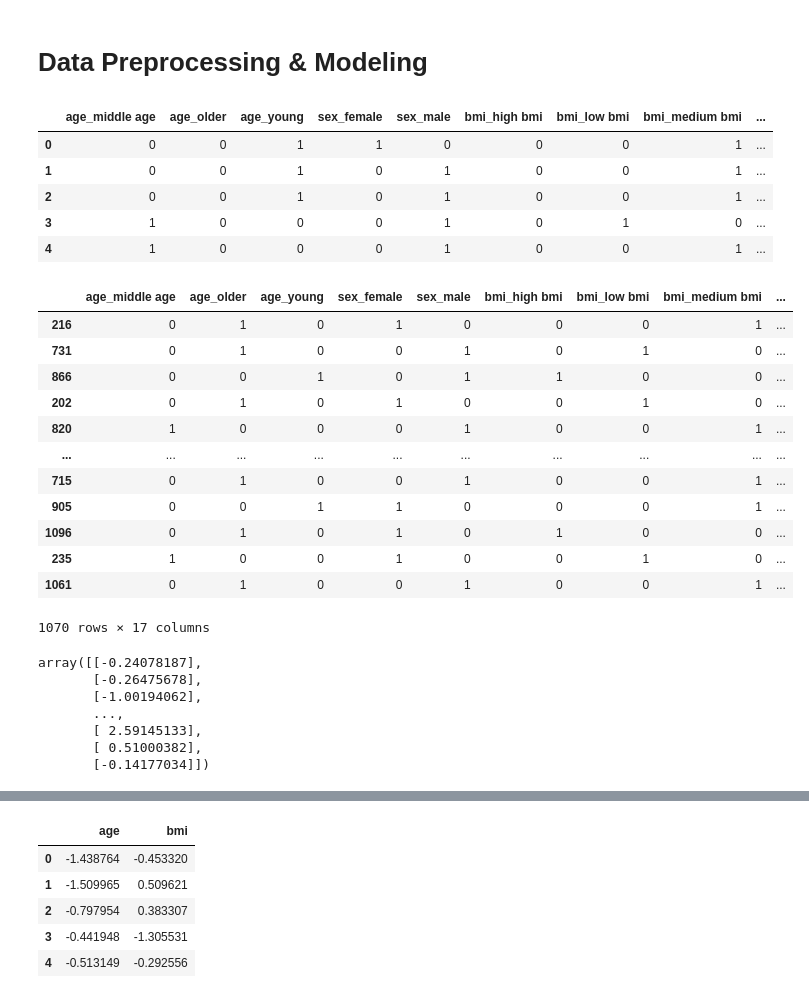
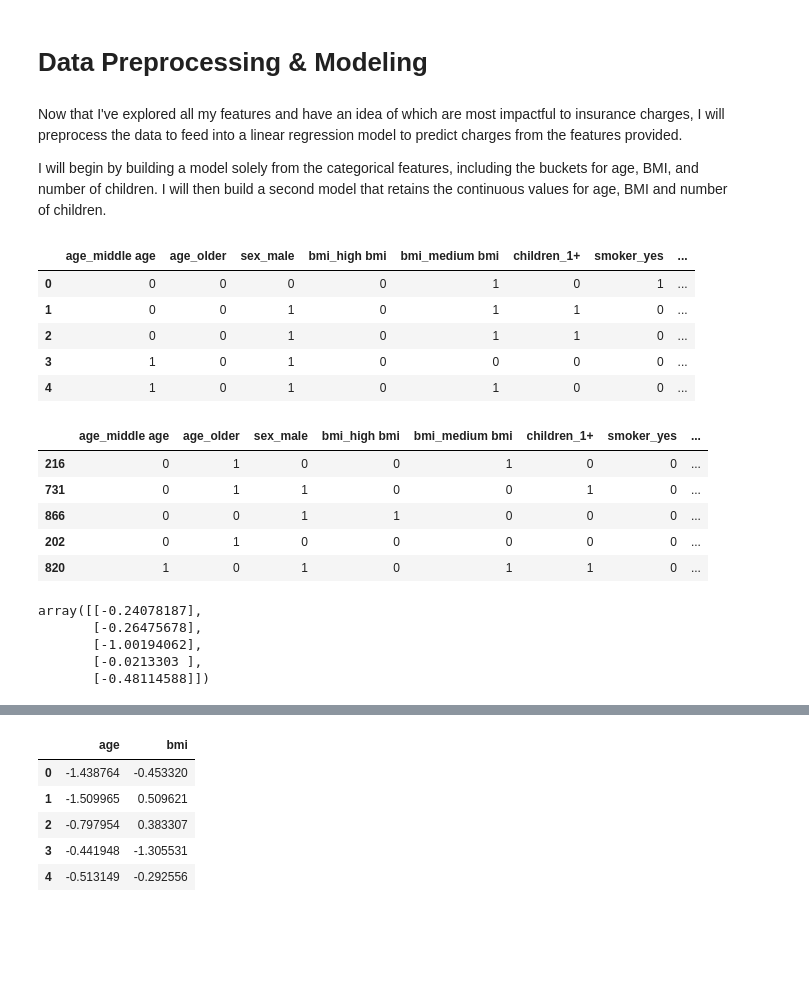
Before and after one commit to fabiovillagran/insurance_analysis, a Jupyter notebook: analysis-of-insurance-premiums.ipynb, the cells around one changed output, grey strips where cells are left out. Cells and saved outputs as stored; diff of their text form; code cells hidden in the pictures; blank space fills up the shorter version.

```diff
--- a/analysis-of-insurance-premiums.ipynb
+++ b/analysis-of-insurance-premiums.ipynb
@@ -15,7 +15,7 @@ from sklearn.model_selection import train_test_split
 
 sns.set_palette("pastel")
 # %%
-df = pd.read_csv('../input/ushealthinsurancedataset/insurance.csv')
+df = pd.read_csv('insurance.csv')
 df.head()
 # %% [output]
 |  | age | sex | bmi | children | smoker | region | charges |
@@ -636,10 +657,9 @@ Let's bucket the number of children as well.
 def children_bucket(df):
     if df['children'] == 0:
         return 'no children'
-    elif (df['children'] >= 1) & (df['children']<=3):
-        return '1-3 children'
     else:
-        return '4+ children'
+        return '1+'
+
 df['children bucket'] = df.apply(children_bucket, axis=1)
 # %%
 df['children bucket'].value_counts()
@@ -659,19 +678,23 @@ df.head()
 | 4 | 32 | male | 28.880 | 0 | no | northwest | 3866.85520 | middle age | medium bmi | ... |
 # %% [markdown]
 # Data Preprocessing & Modeling
+# %% [markdown]
+Now that I've explored all my features and have an idea of which are most impactful to insurance charges, I will preprocess the data to feed into a linear regression model to predict charges from the features provided.
+
+I will begin by building a model solely from the categorical features, including the buckets for age, BMI, and number of children.  I will then build a second model that retains the continuous values for age, BMI and number of children.
 # %%
-df_cat = df[['age_bucket', 'sex', 'bmi bucket', 'children bucket', 'smoker', 'region']]
+df_sub1 = df[['age_bucket', 'sex', 'bmi bucket', 'children bucket', 'smoker', 'region']]
 li = ['age', 'sex', 'bmi', 'children', 'smoker', 'region']
-df_onehot_cat = pd.get_dummies(df_cat, prefix = li)
-df_onehot_cat.head()
+df_sub1_onehot = pd.get_dummies(df_sub1, prefix = li).drop(['age_young', 'sex_female', 'bmi_low bmi', 'children_no children', 'smoker_no', 'region_northwest'], axis=1)
+df_sub1_onehot.head()
 # %% [output]
-|  | age_middle age | age_older | age_young | sex_female | sex_male | bmi_high bmi | bmi_low bmi | bmi_medium bmi | ... |
-| 0 | 0 | 0 | 1 | 1 | 0 | 0 | 0 | 1 | ... |
-| 1 | 0 | 0 | 1 | 0 | 1 | 0 | 0 | 1 | ... |
-| 2 | 0 | 0 | 1 | 0 | 1 | 0 | 0 | 1 | ... |
-| 3 | 1 | 0 | 0 | 0 | 1 | 0 | 1 | 0 | ... |
-| 4 | 1 | 0 | 0 | 0 | 1 | 0 | 0 | 1 | ... |
+|  | age_middle age | age_older | sex_male | bmi_high bmi | bmi_medium bmi | children_1+ | smoker_yes | ... |
+| 0 | 0 | 0 | 0 | 0 | 1 | 0 | 1 | ... |
+| 1 | 0 | 0 | 1 | 0 | 1 | 1 | 0 | ... |
+| 2 | 0 | 0 | 1 | 0 | 1 | 1 | 0 | ... |
+| 3 | 1 | 0 | 1 | 0 | 0 | 0 | 0 | ... |
+| 4 | 1 | 0 | 1 | 0 | 1 | 0 | 0 | ... |
 # %%
-X=df_onehot_cat
+X=df_sub1_onehot
 y=df[['charges']]
 # %%
@@ -686,28 +707,19 @@ y = sc.fit_transform(y)
 
 X_train, X_test, y_train, y_test = train_test_split(X,y,test_size = 0.2, random_state=1)
 # %%
-X_train
+X_train.head()
 # %% [output]
-|  | age_middle age | age_older | age_young | sex_female | sex_male | bmi_high bmi | bmi_low bmi | bmi_medium bmi | ... |
-| 216 | 0 | 1 | 0 | 1 | 0 | 0 | 0 | 1 | ... |
-| 731 | 0 | 1 | 0 | 0 | 1 | 0 | 1 | 0 | ... |
-| 866 | 0 | 0 | 1 | 0 | 1 | 1 | 0 | 0 | ... |
-| 202 | 0 | 1 | 0 | 1 | 0 | 0 | 1 | 0 | ... |
-| 820 | 1 | 0 | 0 | 0 | 1 | 0 | 0 | 1 | ... |
-| ... | ... | ... | ... | ... | ... | ... | ... | ... | ... |
-| 715 | 0 | 1 | 0 | 0 | 1 | 0 | 0 | 1 | ... |
-| 905 | 0 | 0 | 1 | 1 | 0 | 0 | 0 | 1 | ... |
-| 1096 | 0 | 1 | 0 | 1 | 0 | 1 | 0 | 0 | ... |
-| 235 | 1 | 0 | 0 | 1 | 0 | 0 | 1 | 0 | ... |
-| 1061 | 0 | 1 | 0 | 0 | 1 | 0 | 0 | 1 | ... |
+|  | age_middle age | age_older | sex_male | bmi_high bmi | bmi_medium bmi | children_1+ | smoker_yes | ... |
+| 216 | 0 | 1 | 0 | 0 | 1 | 0 | 0 | ... |
+| 731 | 0 | 1 | 1 | 0 | 0 | 1 | 0 | ... |
+| 866 | 0 | 0 | 1 | 1 | 0 | 0 | 0 | ... |
+| 202 | 0 | 1 | 0 | 0 | 0 | 0 | 0 | ... |
+| 820 | 1 | 0 | 1 | 0 | 1 | 1 | 0 | ... |
-1070 rows × 17 columns
 # %%
-y_train
+y_train[0:5]
 # %% [output]
 array([[-0.24078187],
        [-0.26475678],
        [-1.00194062],
-       ...,
-       [ 2.59145133],
-       [ 0.51000382],
-       [-0.14177034]])
+       [-0.0213303 ],
+       [-0.48114588]])
```
Also changed, not shown: parts of 152 cells of this notebook.
